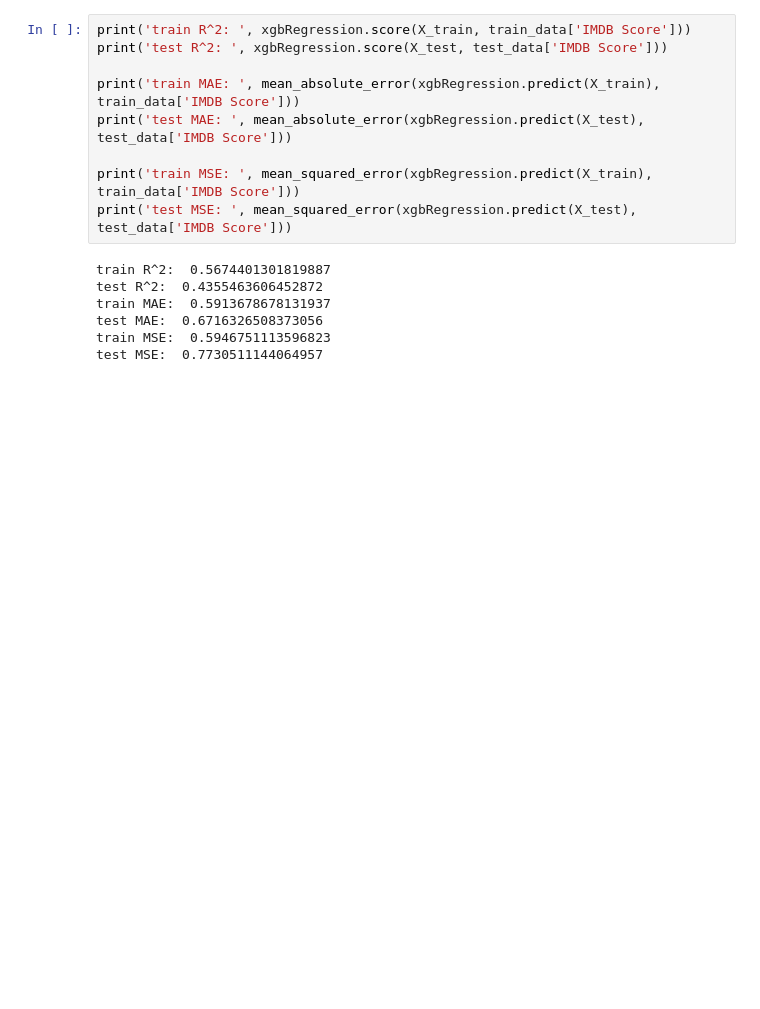
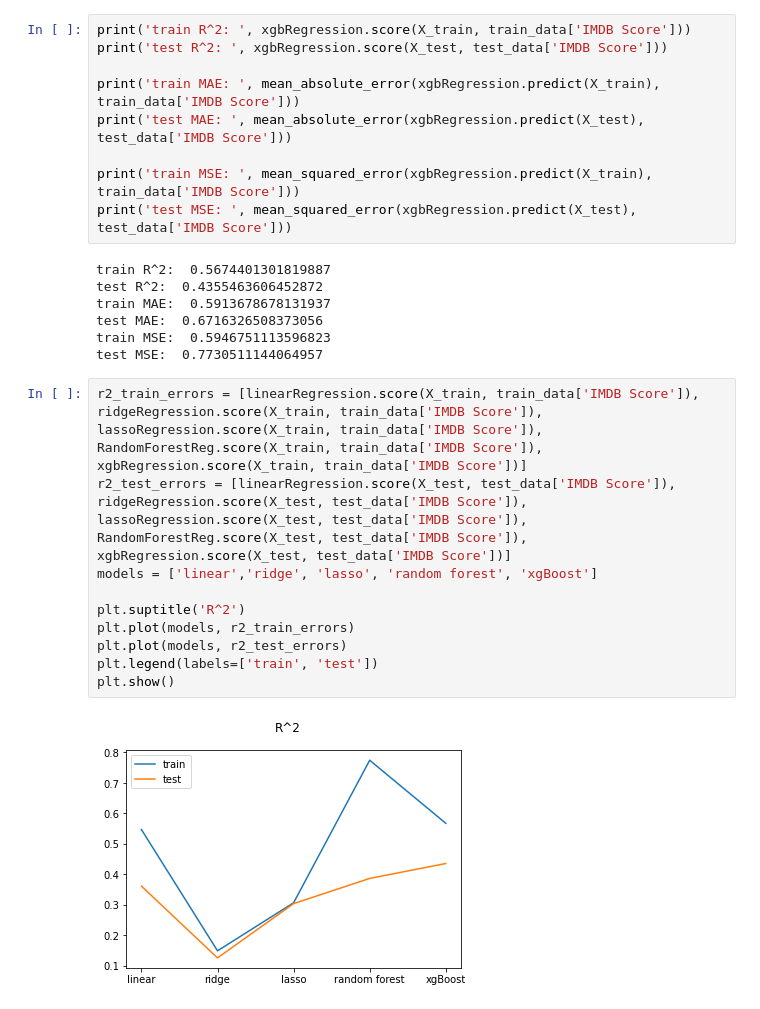
Before and after one commit to nenadperisic/PredictingMovieRatings, a Jupyter notebook: src/regression.ipynb, the cells around one changed output. Saved outputs shown, nothing was run; the diff lists cells and outputs as text; blank space fills up the shorter version.

Commit message:
Added errors plot for different regression models

```diff
--- a/src/regression.ipynb
+++ b/src/regression.ipynb
@@ -275,3 +277,15 @@ train MAE:  0.5913678678131937
 test MAE:  0.6716326508373056
 train MSE:  0.5946751113596823
 test MSE:  0.7730511144064957
+# %%
+r2_train_errors = [linearRegression.score(X_train, train_data['IMDB Score']), ridgeRegression.score(X_train, train_data['IMDB Score']), lassoRegression.score(X_train, train_data['IMDB Score']), RandomForestReg.score(X_train, train_data['IMDB Score']), xgbRegression.score(X_train, train_data['IMDB Score'])]
+r2_test_errors = [linearRegression.score(X_test, test_data['IMDB Score']), ridgeRegression.score(X_test, test_data['IMDB Score']), lassoRegression.score(X_test, test_data['IMDB Score']), RandomForestReg.score(X_test, test_data['IMDB Score']), xgbRegression.score(X_test, test_data['IMDB Score'])]
+models = ['linear','ridge', 'lasso', 'random forest', 'xgBoost']
+
+plt.suptitle('R^2')
+plt.plot(models, r2_train_errors)
+plt.plot(models, r2_test_errors)
+plt.legend(labels=['train', 'test'])
+plt.show()
+# %% [output]
+[figure, added]
```
Also changed, not shown: parts of 6 cells of this notebook, 2 other files.
